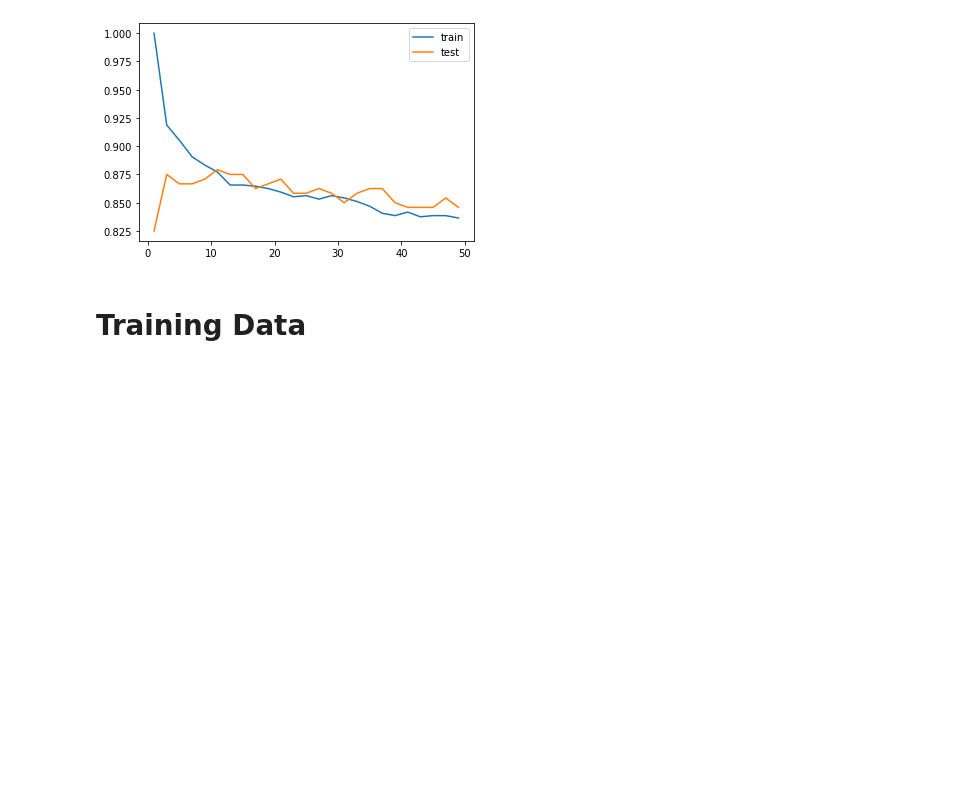
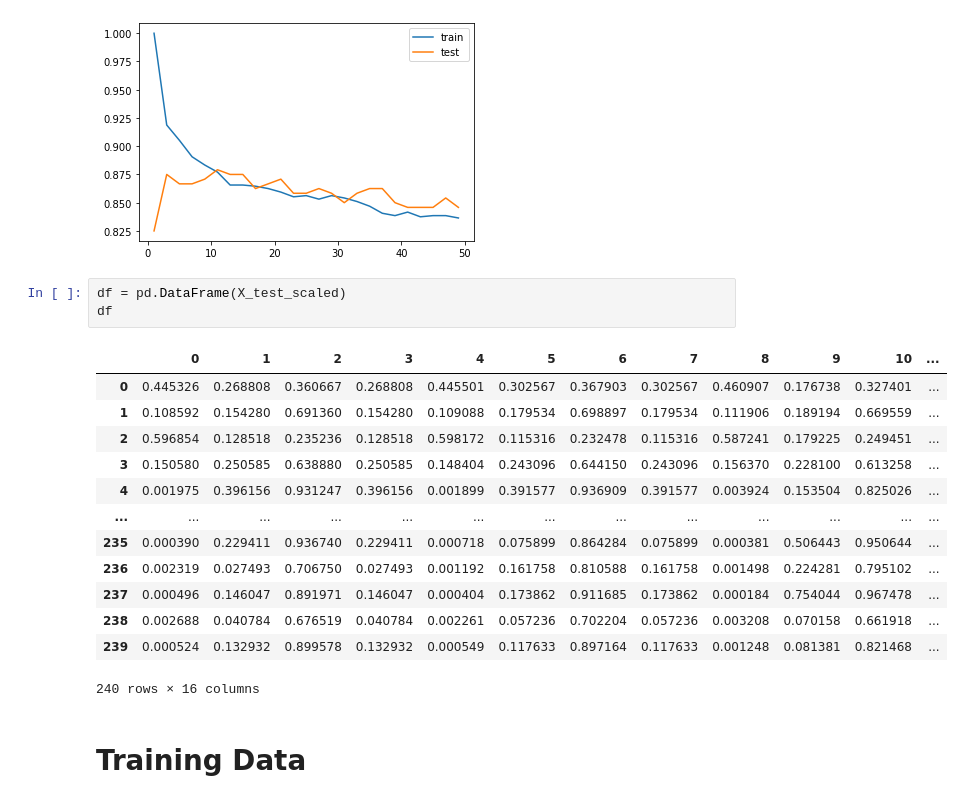
Before and after one commit to ppabimanyu/Tugas---KNN, a Jupyter notebook: KNN_Python(analysis)/Tugas - KNN.ipynb, the cells around one changed output. Drawn from its saved outputs; the diff is of its cells as text; blank space fills up the shorter version.

```diff
--- a/KNN_Python(analysis)/Tugas - KNN.ipynb
+++ b/KNN_Python(analysis)/Tugas - KNN.ipynb
@@ -90,6 +105,23 @@ print(f"n_neighbor: {neighbor[np.argmax(test_score)]}")
 Max test score: 0.8791666666666667
 n_neighbor: 11
 [figure]
+# %%
+df = pd.DataFrame(X_test_scaled)
+df
+# %% [output]
+|  | 0 | 1 | 2 | 3 | 4 | 5 | 6 | 7 | 8 | 9 | 10 | ... |
+| 0 | 0.445326 | 0.268808 | 0.360667 | 0.268808 | 0.445501 | 0.302567 | 0.367903 | 0.302567 | 0.460907 | 0.176738 | 0.327401 | ... |
+| 1 | 0.108592 | 0.154280 | 0.691360 | 0.154280 | 0.109088 | 0.179534 | 0.698897 | 0.179534 | 0.111906 | 0.189194 | 0.669559 | ... |
+| 2 | 0.596854 | 0.128518 | 0.235236 | 0.128518 | 0.598172 | 0.115316 | 0.232478 | 0.115316 | 0.587241 | 0.179225 | 0.249451 | ... |
+| 3 | 0.150580 | 0.250585 | 0.638880 | 0.250585 | 0.148404 | 0.243096 | 0.644150 | 0.243096 | 0.156370 | 0.228100 | 0.613258 | ... |
+| 4 | 0.001975 | 0.396156 | 0.931247 | 0.396156 | 0.001899 | 0.391577 | 0.936909 | 0.391577 | 0.003924 | 0.153504 | 0.825026 | ... |
+| ... | ... | ... | ... | ... | ... | ... | ... | ... | ... | ... | ... | ... |
+| 235 | 0.000390 | 0.229411 | 0.936740 | 0.229411 | 0.000718 | 0.075899 | 0.864284 | 0.075899 | 0.000381 | 0.506443 | 0.950644 | ... |
+| 236 | 0.002319 | 0.027493 | 0.706750 | 0.027493 | 0.001192 | 0.161758 | 0.810588 | 0.161758 | 0.001498 | 0.224281 | 0.795102 | ... |
+| 237 | 0.000496 | 0.146047 | 0.891971 | 0.146047 | 0.000404 | 0.173862 | 0.911685 | 0.173862 | 0.000184 | 0.754044 | 0.967478 | ... |
+| 238 | 0.002688 | 0.040784 | 0.676519 | 0.040784 | 0.002261 | 0.057236 | 0.702204 | 0.057236 | 0.003208 | 0.070158 | 0.661918 | ... |
+| 239 | 0.000524 | 0.132932 | 0.899578 | 0.132932 | 0.000549 | 0.117633 | 0.897164 | 0.117633 | 0.001248 | 0.081381 | 0.821468 | ... |
+240 rows × 16 columns
 # %% [markdown]
 # Training Data
 # %%
```
Also changed, not shown: parts of 2 cells of this notebook, 9 other files.
